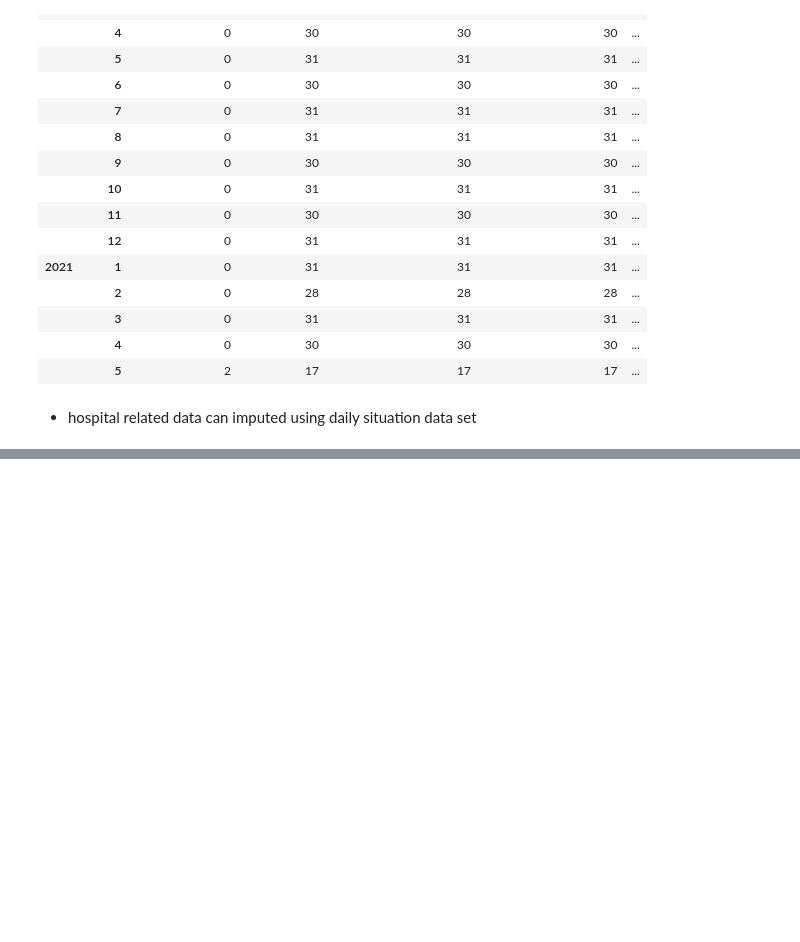
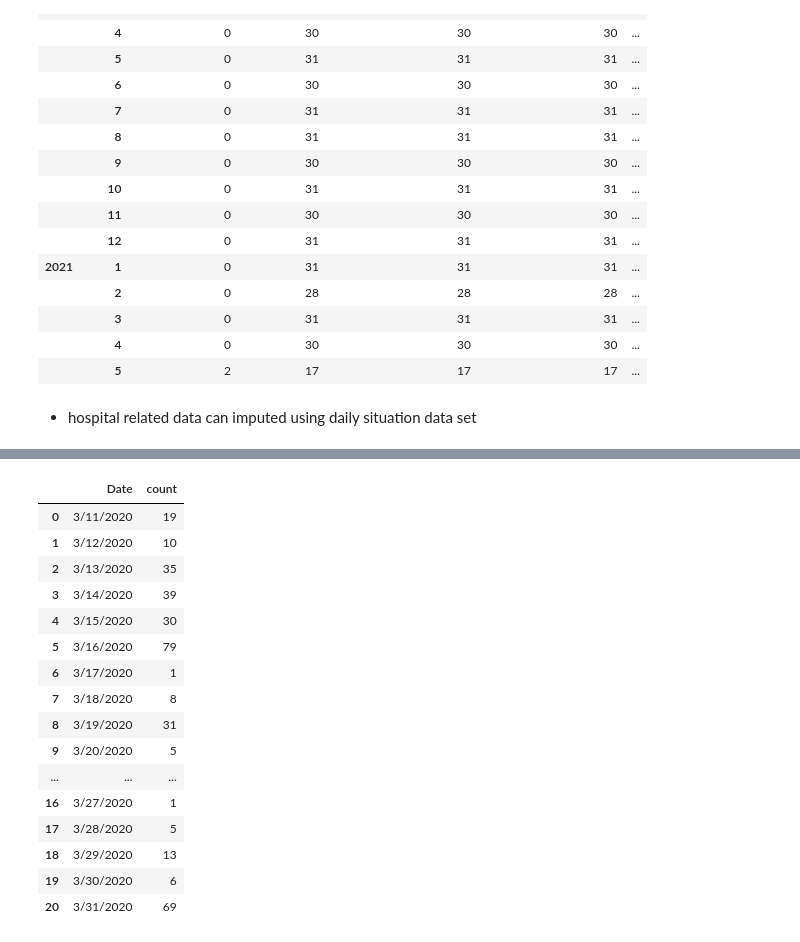
Before and after one commit to ashen007/SL_COVID_analysis, a Jupyter notebook: notebooks/case_data_analysis.ipynb, the cells around one changed output, grey strips where cells are left out. Saved outputs shown, nothing was run; the diff lists cells and outputs as text; code cells hidden in the pictures; blank space fills up the shorter version.

```diff
--- a/notebooks/case_data_analysis.ipynb
+++ b/notebooks/case_data_analysis.ipynb
@@ -465,0 +503,44 @@ na_mask.groupby(by=['year', 'month'])[sl_full.columns[sl_full.isna().sum() > 0]]
+# %%
+# from mar 11 to apr 1
+missing_values = [['3/11/2020', 19],
+                  ['3/12/2020', 10],
+                  ['3/13/2020', 35],
+                  ['3/14/2020', 39],
+                  ['3/15/2020', 30],
+                  ['3/16/2020', 79],
+                  ['3/17/2020', 1],
+                  ['3/18/2020', 8],
+                  ['3/19/2020', 31],
+                  ['3/20/2020', 5],
+                  ['3/21/2020', 12],
+                  ['3/22/2020', 5],
+                  ['3/23/2020', 5],
+                  ['3/24/2020', 2],
+                  ['3/25/2020', 16],
+                  ['3/26/2020', 5],
+                  ['3/27/2020', 1],
+                  ['3/28/2020', 5],
+                  ['3/29/2020', 13],
+                  ['3/30/2020', 6],
+                  ['3/31/2020', 69]
+                  ]
+missing_values = pd.DataFrame(missing_values, columns=['Date', 'count'])
+missing_values
+# %% [output]
+|  | Date | count |
+| 0 | 3/11/2020 | 19 |
+| 1 | 3/12/2020 | 10 |
+| 2 | 3/13/2020 | 35 |
+| 3 | 3/14/2020 | 39 |
+| 4 | 3/15/2020 | 30 |
+| 5 | 3/16/2020 | 79 |
+| 6 | 3/17/2020 | 1 |
+| 7 | 3/18/2020 | 8 |
+| 8 | 3/19/2020 | 31 |
+| 9 | 3/20/2020 | 5 |
+| ... | ... | ... |
+| 16 | 3/27/2020 | 1 |
+| 17 | 3/28/2020 | 5 |
+| 18 | 3/29/2020 | 13 |
+| 19 | 3/30/2020 | 6 |
+| 20 | 3/31/2020 | 69 |
```
Also changed, not shown: parts of 9 cells of this notebook.
